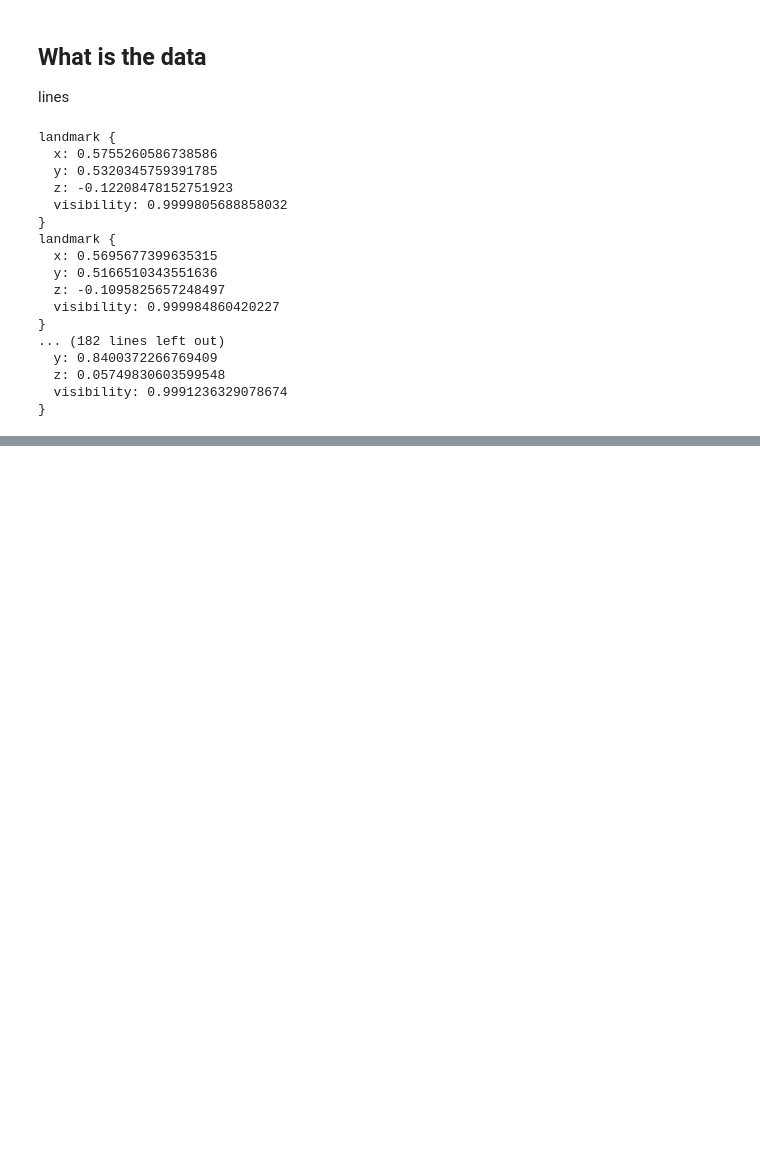
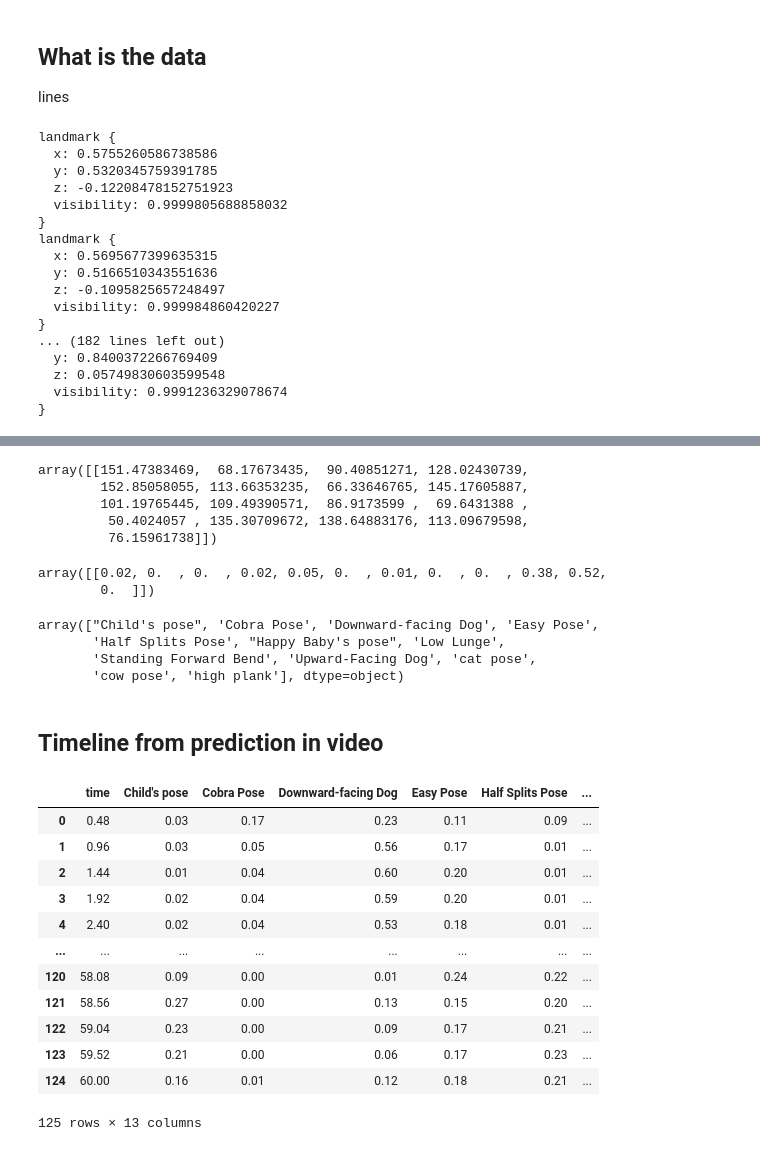
Before and after one commit to gpadem/Yoga_Class_Analysis, a Jupyter notebook: Exploration.ipynb, the cells around one changed output, grey strips where cells are left out. Saved outputs shown, nothing was run; the diff lists cells and outputs as text; code cells hidden in the pictures; blank space fills up the shorter version.

```diff
--- a/Exploration.ipynb
+++ b/Exploration.ipynb
@@ -112,0 +145,23 @@ NameError: name 'pd' is not defined
+# %%
+ft=np.atleast_2d([*feautures.values()])
+ft
+# %% [output]
+array([[151.47383469,  68.17673435,  90.40851271, 128.02430739,
+        152.85058055, 113.66353235,  66.33646765, 145.17605887,
+        101.19765445, 109.49390571,  86.9173599 ,  69.6431388 ,
+         50.4024057 , 135.30709672, 138.64883176, 113.09679598,
+         76.15961738]])
+# %%
+model.predict_proba(ft)
+# %% [output]
+array([[0.02, 0.  , 0.  , 0.02, 0.05, 0.  , 0.01, 0.  , 0.  , 0.38, 0.52,
+        0.  ]])
+# %%
+model.classes_
+# %% [output]
+array(["Child's pose", 'Cobra Pose', 'Downward-facing Dog', 'Easy Pose',
+       'Half Splits Pose', "Happy Baby's pose", 'Low Lunge',
+       'Standing Forward Bend', 'Upward-Facing Dog', 'cat pose',
+       'cow pose', 'high plank'], dtype=object)
+# %% [markdown]
+## Timeline from prediction in video
@@ -112,0 +171,16 @@ NameError: name 'pd' is not defined
+# %%
+timeline
+# %% [output]
+|  | time | Child's pose | Cobra Pose | Downward-facing Dog | Easy Pose | Half Splits Pose | ... |
+| 0 | 0.48 | 0.03 | 0.17 | 0.23 | 0.11 | 0.09 | ... |
+| 1 | 0.96 | 0.03 | 0.05 | 0.56 | 0.17 | 0.01 | ... |
+| 2 | 1.44 | 0.01 | 0.04 | 0.60 | 0.20 | 0.01 | ... |
+| 3 | 1.92 | 0.02 | 0.04 | 0.59 | 0.20 | 0.01 | ... |
+| 4 | 2.40 | 0.02 | 0.04 | 0.53 | 0.18 | 0.01 | ... |
+| ... | ... | ... | ... | ... | ... | ... | ... |
+| 120 | 58.08 | 0.09 | 0.00 | 0.01 | 0.24 | 0.22 | ... |
+| 121 | 58.56 | 0.27 | 0.00 | 0.13 | 0.15 | 0.20 | ... |
+| 122 | 59.04 | 0.23 | 0.00 | 0.09 | 0.17 | 0.21 | ... |
+| 123 | 59.52 | 0.21 | 0.00 | 0.06 | 0.17 | 0.23 | ... |
+| 124 | 60.00 | 0.16 | 0.01 | 0.12 | 0.18 | 0.21 | ... |
+125 rows × 13 columns
```
Also changed, not shown: parts of 12 cells of this notebook, 4 other files.
